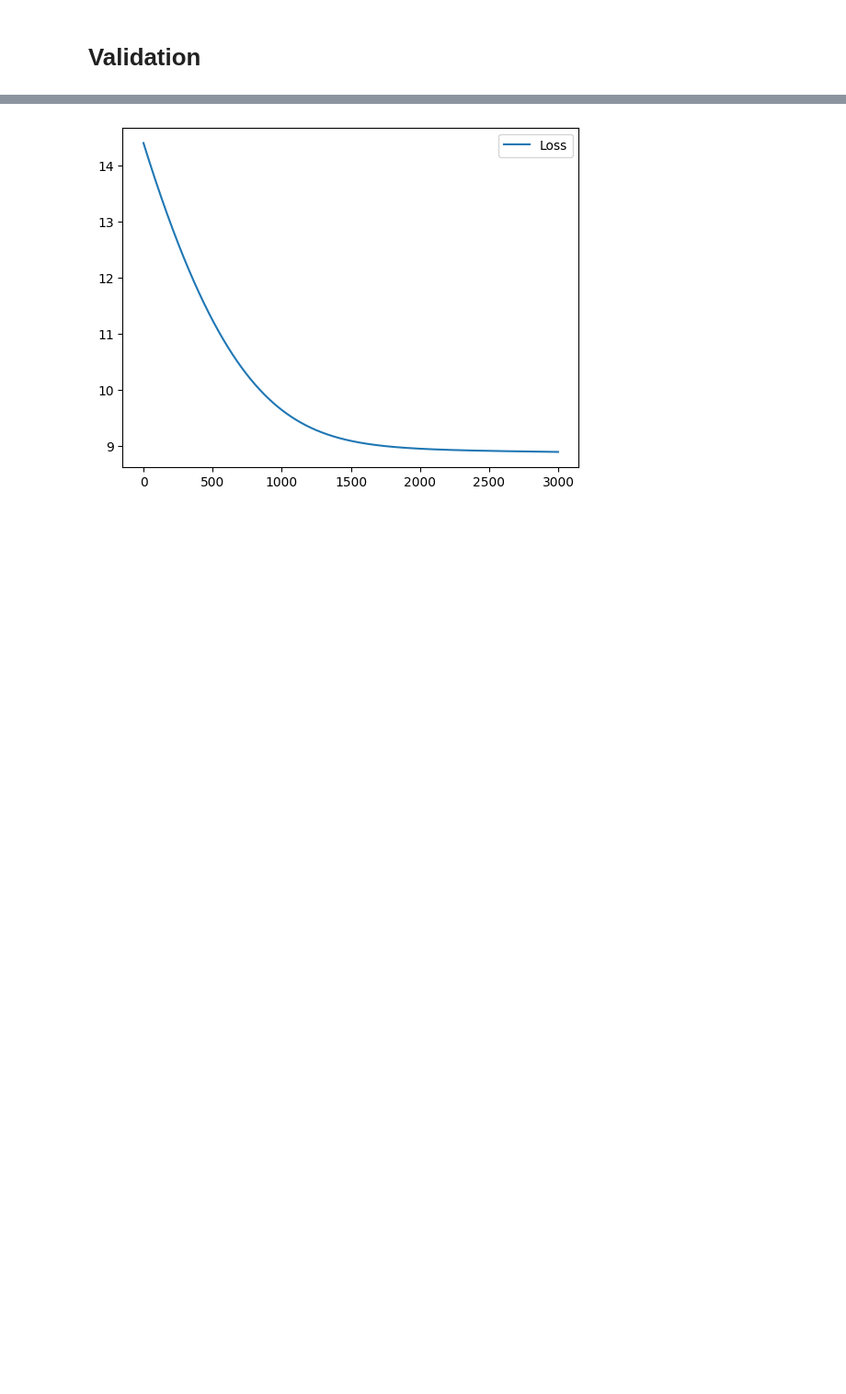
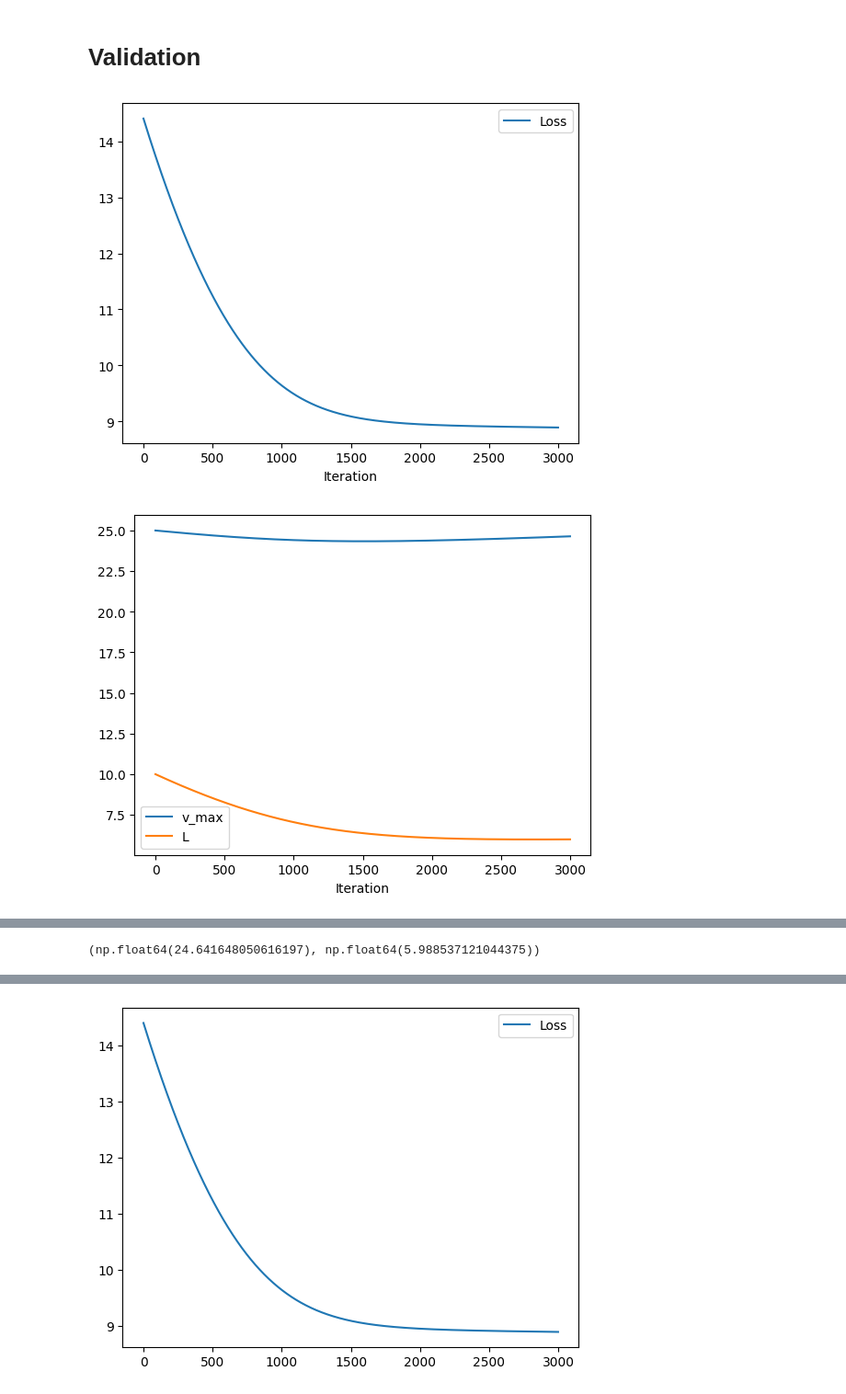
Before and after one commit to TimLockstedt/Opt1, a Jupyter notebook: validation_Tim_1.ipynb, the cells around one changed output, grey strips where cells are left out. Shown at 92% size. Cells and saved outputs as stored; diff of their text form; code cells hidden in the pictures; blank space fills up the shorter version.

Commit message:
sync pictures fixed sigma shadow

```diff
--- a/validation_Tim_1.ipynb
+++ b/validation_Tim_1.ipynb
@@ -320,3 +320,31 @@ for j in range(M):
 		v_max = v_max + sigma[0] * mittel_grad[0]
 	if L + sigma[1] * mittel_grad[1] > 0:
 		L = L + sigma[1] * mittel_grad[1]
+# %%
+import matplotlib.pyplot as plt
+
+plt.plot(np.arange(len(J_arr)), J_arr, label="Loss", marker = "")
+ax = plt.gca()
+# xmin, xmax = 3000, 8000
+#ymin, ymax = 8, 9.5
+#ax.set_ylim([ymin, ymax])
+# ax.set_xlim([xmin, xmax])
+plt.legend()
+plt.xlabel("Iteration")
+plt.savefig(f"Bilder/{fileName.split("/")[1].split(".")[0]}_single{dataset_nuber}_M{M}L{L_in}Vmax{vmax_in}dt{dt}Fixedsigma{sigma[0]}_Figure_Loss.pdf", dpi=40)
+plt.show()
+plt.plot(range(len(vmax_arr)), vmax_arr, label = "v_max", marker = "")
+plt.plot(range(len(L_arr)), L_arr, label = "L",  marker = "")
+plt.legend()
+plt.xlabel("Iteration")
+plt.savefig(f"Bilder/{fileName.split("/")[1].split(".")[0]}_single{dataset_nuber}_M{M}L{L_in}Vmax{vmax_in}dt{dt}Fixedsigma{sigma[0]}_Figure_ParameterEntwicklung.pdf", dpi=40)
+plt.show()
+plt.plot(range(grad_arr.shape[0]), grad_arr[:,0], label=r"$\nabla_{vmax}$", marker = "")
+plt.plot(range(grad_arr.shape[0]), grad_arr[:,1], label=r"$\nabla_{L}$", marker = "")
+plt.legend()
+plt.savefig(f"Bilder/{fileName.split("/")[1].split(".")[0]}_single{dataset_nuber}_M{M}L{L_in}Vmax{vmax_in}dt{dt}Fixedsigma{sigma[0]}_Figure_GradEntwicklung.pdf", dpi=40)
+plt.show()
+v_max, L
+# %% [output]
+[figure, added]
+[figure, added]
@@ -322,0 +352 @@ for j in range(M):
+(np.float64(24.641648050616197), np.float64(5.988537121044375))
```
Also changed, not shown: parts of 4 cells of this notebook, 6 other files.
